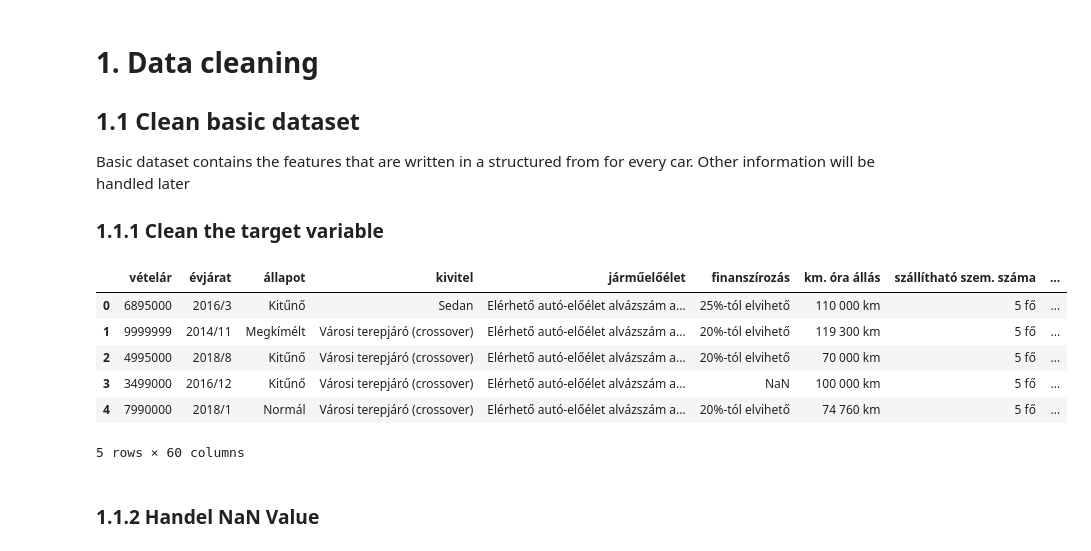
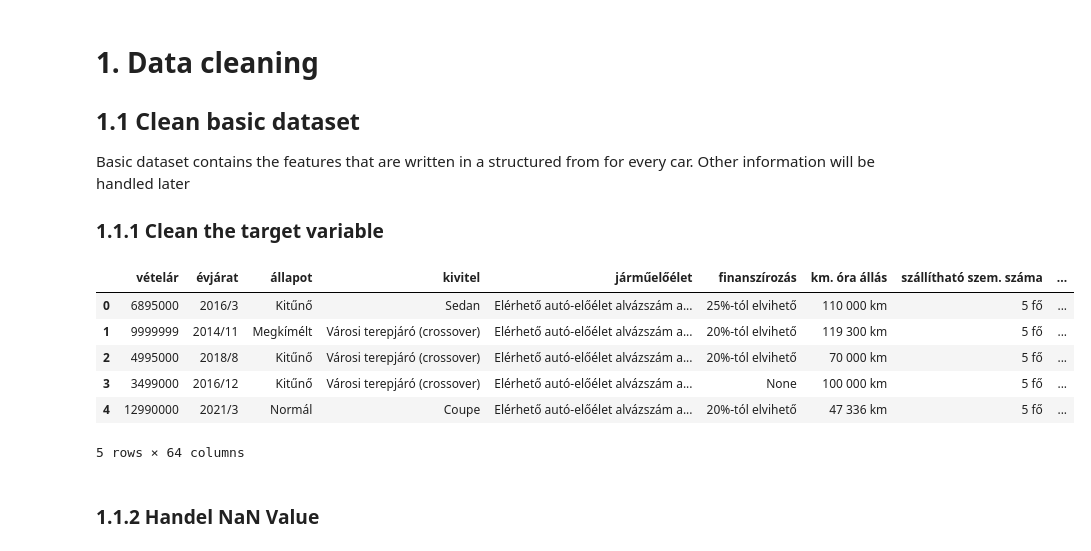
Before and after one commit to szdavid11/car_price_prediction, a Jupyter notebook: notebooks/preprocessing.ipynb, the cells around one changed output. Saved outputs shown, nothing was run; the diff lists cells and outputs as text; code cells hidden in the pictures.

```diff
--- a/notebooks/preprocessing.ipynb
+++ b/notebooks/preprocessing.ipynb
@@ -8,12 +10,15 @@ import plotly.express as px
 # %% [markdown]
 # 0. Load data
 # %%
-# Open the Pickle file in binary mode for reading
-with open('../data/car_data.pickle', 'rb') as file:
-    # Load the Pickle file
-    res_list = pickle.load(file)
+# Database setup
+username = os.getenv("DB_USERNAME")
+password = os.getenv("DB_PASSWORD")
+DATABASE_URL = f"postgresql://{username}:{password}@localhost:5432/cardb"
+
+engine = create_engine(DATABASE_URL)
 # %%
-basic_car_parameters = [x[0] for x in res_list]
-missing_values = pd.Series([x[0] is None for x in res_list])
-special_car_parameters = pd.Series([x[1] for x in res_list])[~missing_values]
-link = pd.Series([x[2] for x in res_list])[~missing_values]
+
+df_basics = pd.read_sql(sql_text("""
+SELECT *
+FROM car_data
+"""), engine.connect())
@@ -24,4 +25,3 @@ np.sum(missing_values)
 # %%
-df_basics = pd.concat(basic_car_parameters)
 df_basics.head()
 # %% [output]
@@ -41,54 +43,42 @@ Basic dataset contains the features that are written in a structured from for ev
 
 ### 1.1.1 Clean the target variable
 # %%
-df_basics2 = df_basics.copy().reset_index(drop=True)
+df_basics2 = df_basics.copy()
 # Some car has only EUR price
-msk_eur_price = (df_basics['Vételár:'] == df_basics['Vételár EUR:']).values
-
-# Convert column namas to lower case and remove :
-df_basics2.columns = df_basics2.columns.str.lower().str.replace(':', '')
-
-# Add link to the dataset
-df_basics2['link'] = link.values
+msk_eur_price = (df_basics['vételár'] == df_basics['vételár eur']).values
 
 # Convert price to numberic and remove eur (since it is duplication)
 df_basics2['vételár'] = df_basics2['vételár'].str.replace(r'\D', '', regex=True)
 df_basics2['akciós ár'] = df_basics2['akciós ár'].str.replace(r'\D', '', regex=True)
 df_basics2['extrákkal növelt ár'] = df_basics2['extrákkal növelt ár'].str.replace(r'\D', '', regex=True)
 
 # If price is missing use discound price
 price_is_nan = df_basics2['vételár'].isna()
 df_basics2.loc[price_is_nan, 'vételár'] = df_basics2.loc[price_is_nan, 'akciós ár'].values
 
 # If price still missing use extra chage price
 price_is_nan = df_basics2['vételár'].isna()
 df_basics2.loc[price_is_nan, 'vételár'] = df_basics2.loc[price_is_nan, 'extrákkal növelt ár'].values
 
-# There are 2 cars without price
-# -» replace value with -1 and hadle it later,
-# not drop yet since special values will be concated
-df_basics2.loc[df_basics2['vételár'] == '', 'vételár'] = -1
-df_basics2.loc[df_basics2['vételár'].isna(), 'vételár'] = -1
+# DROP cars without price
+df_basics2 = df_basics2[df_basics2['vételár'] != '']
+df_basics2 = df_basics2[~df_basics2['vételár'].isna()]
 
 # Remove EUR
 df_basics2.drop(columns=['vételár eur'], inplace=True)
 
 
 # Convert vételar to int
 df_basics2['vételár'] = df_basics2['vételár'].astype(int)
 df_basics2.loc[msk_eur_price, 'vételár'] *= 375 # Convert eur to huf by muliplying it with the euro exchange rate
-
-df_basics2['akciós ár'] = df_basics2['akciós ár'].astype(float)
-df_basics2['extrákkal növelt ár'] = df_basics2['extrákkal növelt ár'].astype(float)
-
 df_basics2.head()
 # %% [output]
 |  | vételár | évjárat | állapot | kivitel | járműelőélet | finanszírozás | km. óra állás | szállítható szem. száma | ... |
 | 0 | 6895000 | 2016/3 | Kitűnő | Sedan | Elérhető autó-előélet alvázszám a... | 25%-tól elvihető | 110 000 km | 5 fő | ... |
 | 1 | 9999999 | 2014/11 | Megkímélt | Városi terepjáró (crossover) | Elérhető autó-előélet alvázszám a... | 20%-tól elvihető | 119 300 km | 5 fő | ... |
 | 2 | 4995000 | 2018/8 | Kitűnő | Városi terepjáró (crossover) | Elérhető autó-előélet alvázszám a... | 20%-tól elvihető | 70 000 km | 5 fő | ... |
-| 3 | 3499000 | 2016/12 | Kitűnő | Városi terepjáró (crossover) | Elérhető autó-előélet alvázszám a... | NaN | 100 000 km | 5 fő | ... |
-| 4 | 7990000 | 2018/1 | Normál | Városi terepjáró (crossover) | Elérhető autó-előélet alvázszám a... | 20%-tól elvihető | 74 760 km | 5 fő | ... |
+| 3 | 3499000 | 2016/12 | Kitűnő | Városi terepjáró (crossover) | Elérhető autó-előélet alvázszám a... | None | 100 000 km | 5 fő | ... |
+| 4 | 12990000 | 2021/3 | Normál | Coupe | Elérhető autó-előélet alvázszám a... | 20%-tól elvihető | 47 336 km | 5 fő | ... |
-5 rows × 60 columns
+5 rows × 64 columns
 # %% [markdown]
 ### 1.1.2 Handel NaN Value
```
Also changed, not shown: parts of 21 cells of this notebook, 26 other files.
